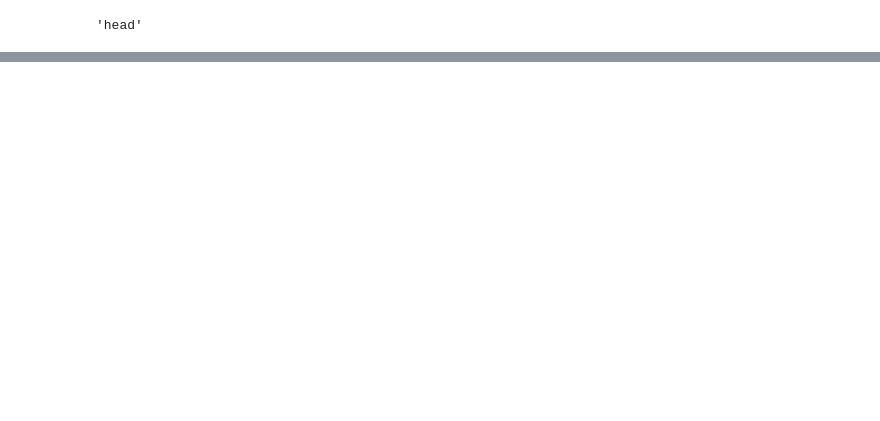
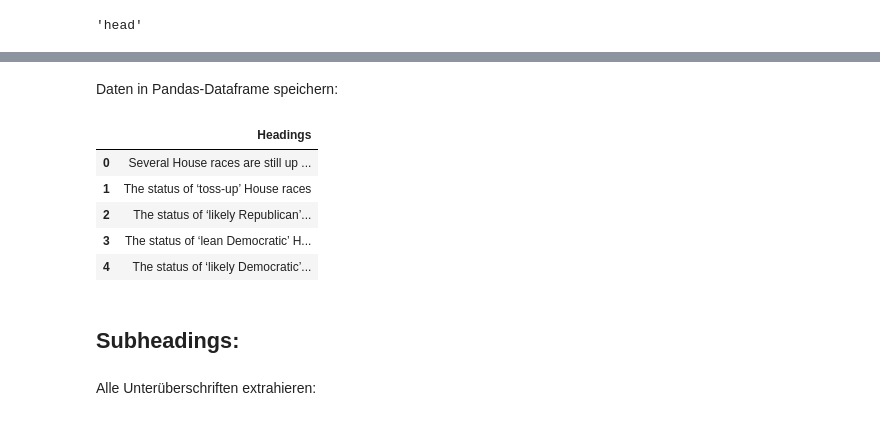
Before and after one commit to EdmondUkaj/homework-1, a Jupyter notebook: notebooks/01-scraping.ipynb, the cells around one changed output, grey strips where cells are left out. Drawn from its saved outputs; the diff is of its cells as text; code cells hidden in the pictures; blank space fills up the shorter version.

```diff
--- a/notebooks/01-scraping.ipynb
+++ b/notebooks/01-scraping.ipynb
@@ -142 +137,17 @@ df_author.join(df_titel)
+# %% [markdown]
+Daten in Pandas-Dataframe speichern:
+# %%
+df_headings = pd.DataFrame({"Headings" : headings})
+df_headings
+# %% [output]
+|  | Headings |
+| 0 | Several House races are still up ... |
+| 1 | The status of ‘toss-up’ House races |
+| 2 | The status of ‘likely Republican’... |
+| 3 | The status of ‘lean Democratic’ H... |
+| 4 | The status of ‘likely Democratic’... |
+# %% [markdown]
+## Subheadings:
+# %% [markdown]
+Alle Unterüberschriften extrahieren:
 # %%
```
Also changed, not shown: parts of 36 cells of this notebook, 2 other files.
